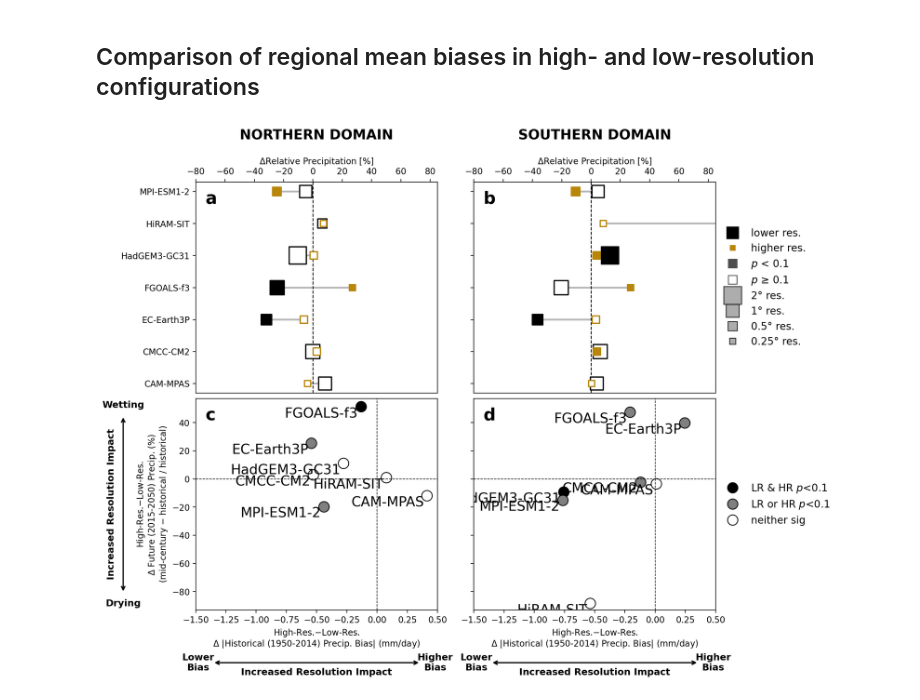
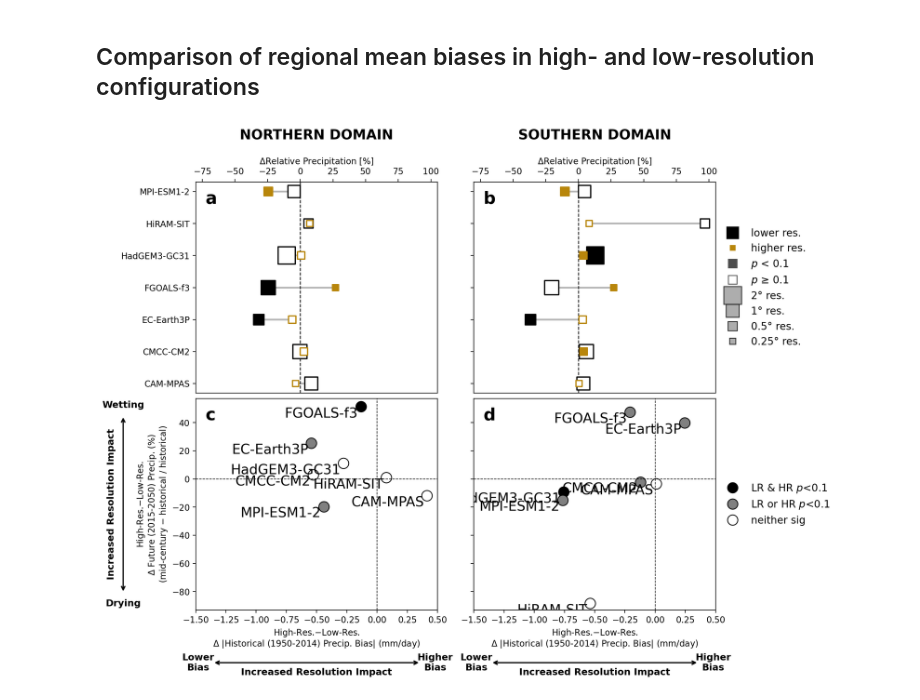
Before and after one commit to dervlamk/nam-topo-sensitivity, a Jupyter notebook: notebooks/HighResMIP_prec_future_delta.ipynb, the cells around one changed output. Cells and saved outputs as stored; diff of their text form; code cells hidden in the pictures.

```diff
--- a/notebooks/HighResMIP_prec_future_delta.ipynb
+++ b/notebooks/HighResMIP_prec_future_delta.ipynb
@@ -815,7 +817,7 @@ for col, (domain, title) in enumerate(zip(domains, panel_titles)):
     sig_hr = pct_pval_ds[f'pct_sig_hr_{domain}']
 
     plot_panel_horizontal(ax_dot, dat_lr, dat_hr, sig_lr=sig_lr, sig_hr=sig_hr)
-    ax_dot.set(xlim=[-80, 85])
+    ax_dot.set(xlim=[-80, 105])
     ax_dot.set_title(title, pad=20, **col_title_kw)
     ax_dot.set_xlabel(dot_xlabel)
     ax_dot.xaxis.set_label_position('top')
@@ -829,35 +831,35 @@ for col, (domain, title) in enumerate(zip(domains, panel_titles)):
 
     # ----- Bottom row: HR-LR bias-diff vs HR-LR future-%-change-diff scatter -----
     ax_sc = axes[1, col]
     xvals  = hist_bias_abs[f'hist_bias_abs_diff_{domain}'].values
     yvals  = future_pct[f'future_pct_diff_{domain}'].values
     labels = future_pct[f'future_pct_diff_{domain}'].model.values
     xsig   = pct_pval_ds[f'pct_sig_lr_{domain}'].values.astype(bool)
     ysig   = pct_pval_ds[f'pct_sig_hr_{domain}'].values.astype(bool)
 
     for x, y, label, xs, ys in zip(xvals, yvals, labels, xsig, ysig):
         fc = 'k' if (xs and ys) else ('gray' if (xs or ys) else 'none')
         ax_sc.scatter([x], [y], s=150, ec='k', fc=fc, clip_on=False)
         ax_sc.text(x + label_offset[0], y + label_offset[1], label, **label_text_kw)
 
-    ax_sc.set(xlim=[-1.5, 0.5], ylim=[-90, 50])
+    ax_sc.set(xlim=[-1.5, 0.5], ylim=[-93, 57])
     ax_sc.axhline(0, color='k', ls='--', lw=.75)
     ax_sc.axvline(0, color='k', ls='--', lw=.75)
     ax_sc.set_xlabel(scatter_xlabel)
     ax_sc.text(0.04, 0.96, sc_letters[col], transform=ax_sc.transAxes, **panel_letter_kw)
     if col == 0:
         ax_sc.set_ylabel(scatter_ylabel)
         add_yaxis_arrow(ax_sc)   # vertical wetting/drying arrow, left of the shared y-axis
         add_xaxis_arrow(ax_sc)   # horizontal less/more-bias arrow, beneath panel C
     else:
         ax_sc.tick_params(labelleft=False)
         add_xaxis_arrow(ax_sc)
         ax_sc.legend(handles=scatter_legend_handles, **scatter_legend_kw)
 
 plt.savefig(f'../figs/prec_hrmip_future_delta_{hist_st_yr}-{hist_end_yr}_vs_{fut_st_yr}-{fut_end_yr}.png', transparent=False, bbox_inches='tight')
 plt.savefig(f'../figs/prec_hrmip_future_delta_{hist_st_yr}-{hist_end_yr}_vs_{fut_st_yr}-{fut_end_yr}.pdf', transparent=False, bbox_inches='tight')
 # %% [output]
-[figure, old version]
+[figure, new version]
 # %%
 # Historical bias: Low-Res. vs High-Res.
 plot_scatter_comparison(
```
Also changed, not shown: parts of 1 cell of this notebook, 2 other files.
